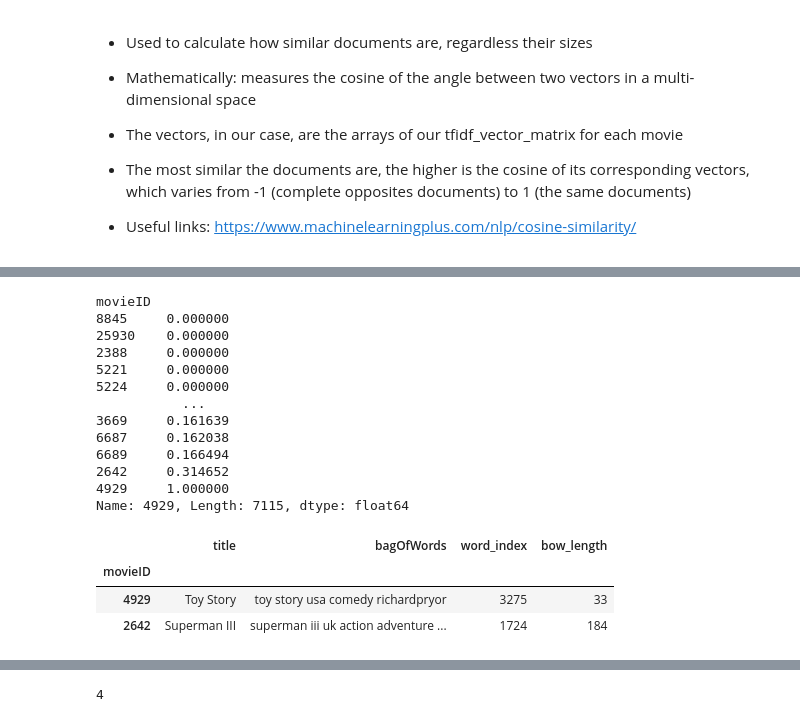
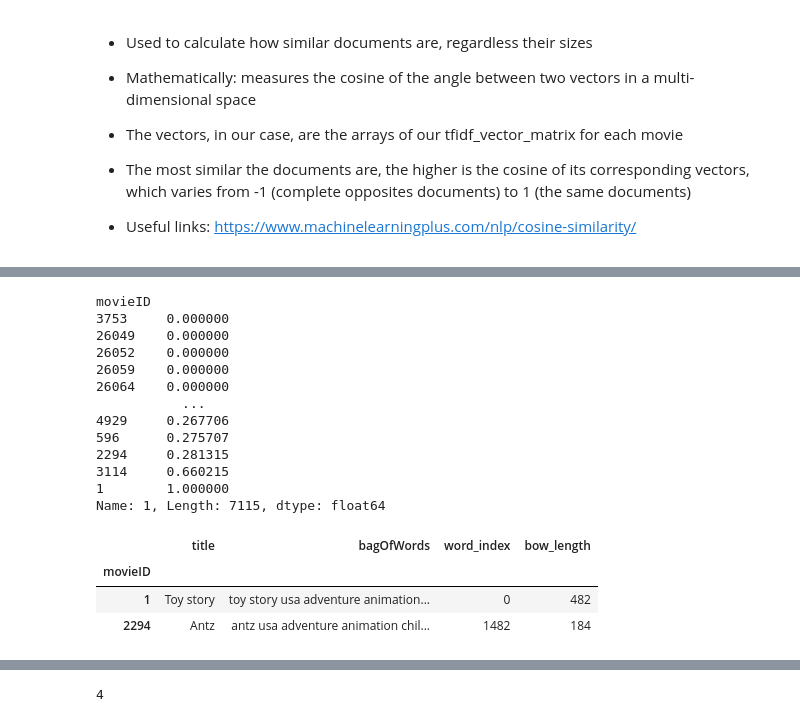
Before and after one commit to peulsilva/movie-recommendation, a Jupyter notebook: notebooks/content-based-filtering/01-data_analysis.ipynb, the cells around one changed output, grey strips where cells are left out. Drawn from its saved outputs; the diff is of its cells as text; code cells hidden in the pictures.

```diff
--- a/notebooks/content-based-filtering/01-data_analysis.ipynb
+++ b/notebooks/content-based-filtering/01-data_analysis.ipynb
@@ -455,27 +467,27 @@ similarity_df
 # %%
-similarity_df[4929	]\
+similarity_df[1]\
     .sort_values()
 # %% [output]
 movieID
-8845     0.000000
-25930    0.000000
-2388     0.000000
-5221     0.000000
-5224     0.000000
+3753     0.000000
+26049    0.000000
+26052    0.000000
+26059    0.000000
+26064    0.000000
            ...
-3669     0.161639
-6687     0.162038
-6689     0.166494
-2642     0.314652
-4929     1.000000
-Name: 4929, Length: 7115, dtype: float64
+4929     0.267706
+596      0.275707
+2294     0.281315
+3114     0.660215
+1        1.000000
+Name: 1, Length: 7115, dtype: float64
 # %%
-merged_df.loc[[ 4929,2642] ]
+merged_df.loc[[1,2294]]
 # %% [output]
 |  | title | bagOfWords | word_index | bow_length |
 | movieID |  |  |  |  |
-| 4929 | Toy Story | toy story usa comedy richardpryor | 3275 | 33 |
-| 2642 | Superman III | superman iii uk action adventure ... | 1724 | 184 |
+| 1 | Toy story | toy story usa adventure animation... | 0 | 482 |
+| 2294 | Antz | antz usa adventure animation chil... | 1482 | 184 |
 # %%
 np.argsort(similarity[4306])
 # %% [output]
```
Also changed, not shown: parts of 24 cells of this notebook.
